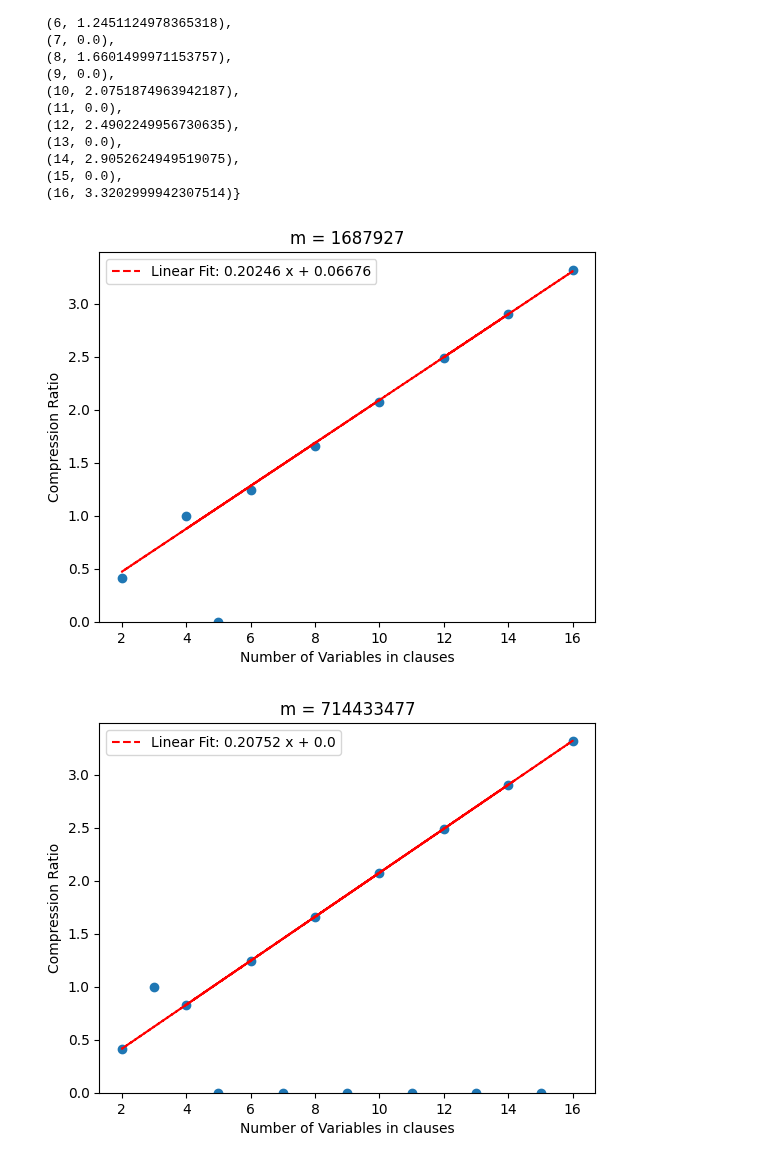
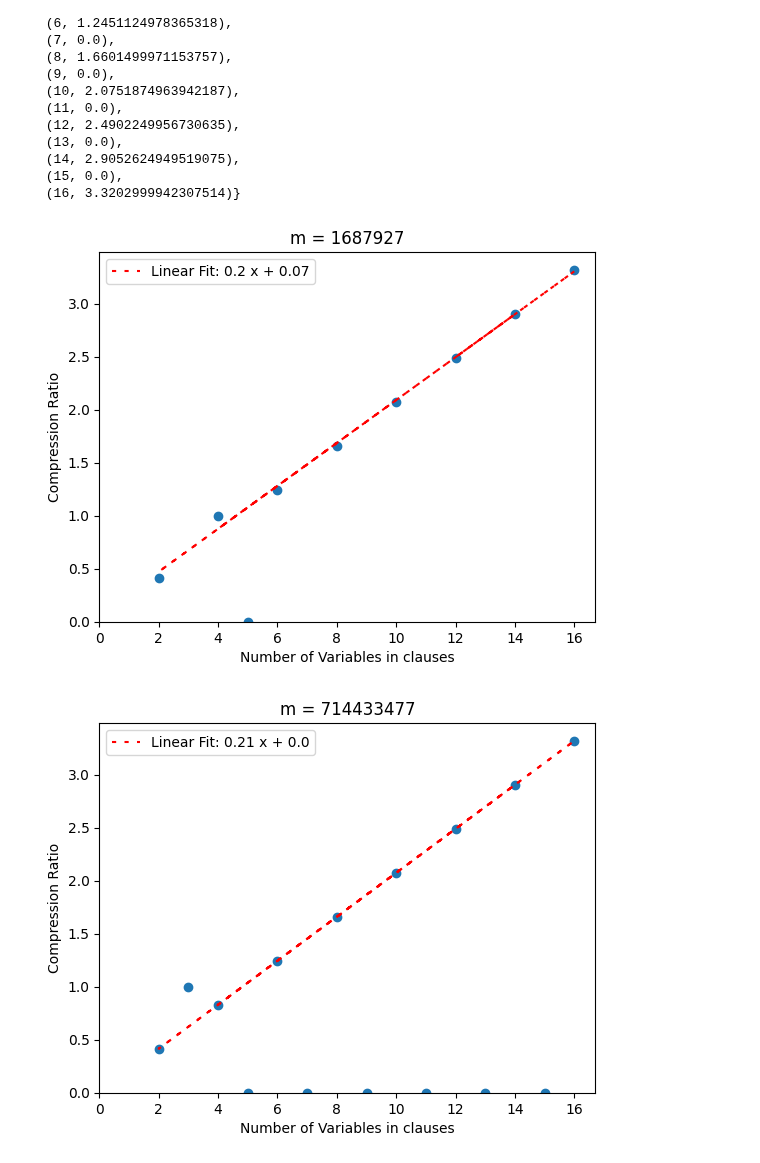
Before and after one commit to Mostafa-Atallah2020/func-qaoa-factorization, a Jupyter notebook: examples/compression ratios.ipynb, the cells around one changed output. Drawn from its saved outputs; the diff is of its cells as text; code cells hidden in the pictures.

Commit message:
Fixed: dashes issue

```diff
--- a/examples/compression ratios.ipynb
+++ b/examples/compression ratios.ipynb
@@ -113,27 +112,32 @@ def scatter_and_linear_fit(x_list, y_list):
     # Perform linear regression to get the slope (m) and intercept (b)
     m, b = np.polyfit(x_fit, y_fit, 1)
 
-    plt.scatter(x, y)
     # Draw the linear fit (regression line)
     plt.plot(
         x_fit,
         m * x_fit + b,
-        "--",
+        '--',
         color="red",
-        label=f"Linear Fit: {round(m, 5)} x + {round(b, 5)}",
+        label=f"Linear Fit: {round(m, 2)} x + {round(b, 2)}",
+        dashes=(2, 4)
     )
+
+    plt.scatter(x, y)
 # %%
 for i in range(len(m_list)):
+    plt.cla()
     scatter_and_linear_fit(all_n_vars_list[i], all_comp_ratio_list[i])
 
+    plt.xlim(0, None)
     plt.ylim(0, None)
     # Add labels and legend
     plt.xlabel("Number of Variables in clauses")
     plt.ylabel("Compression Ratio")
     # Add a title
     plt.title(f"m = {m_list[i]}")
     plt.legend()
+    plt.savefig(f'./../data/figs/comp_ratios_{m_list[i]}.pdf')
     plt.show()
 # %% [output]
-[figure, old version]
+[figure, new version]
-[figure, old version]
+[figure, new version]
```
Also changed, not shown: parts of 2 cells of this notebook.
